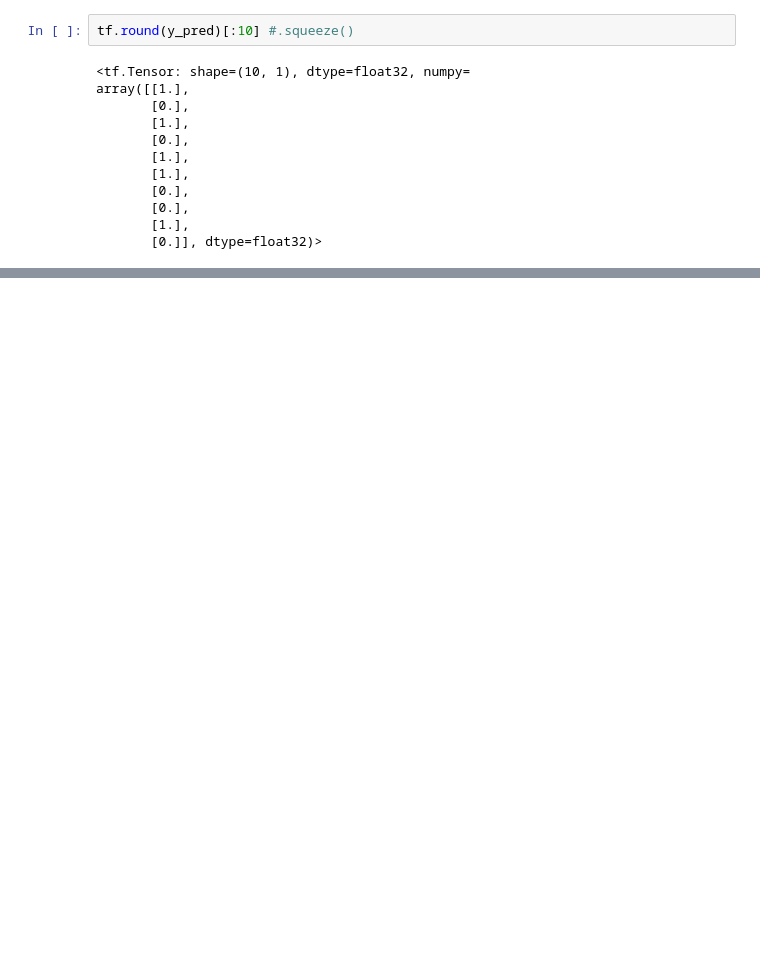
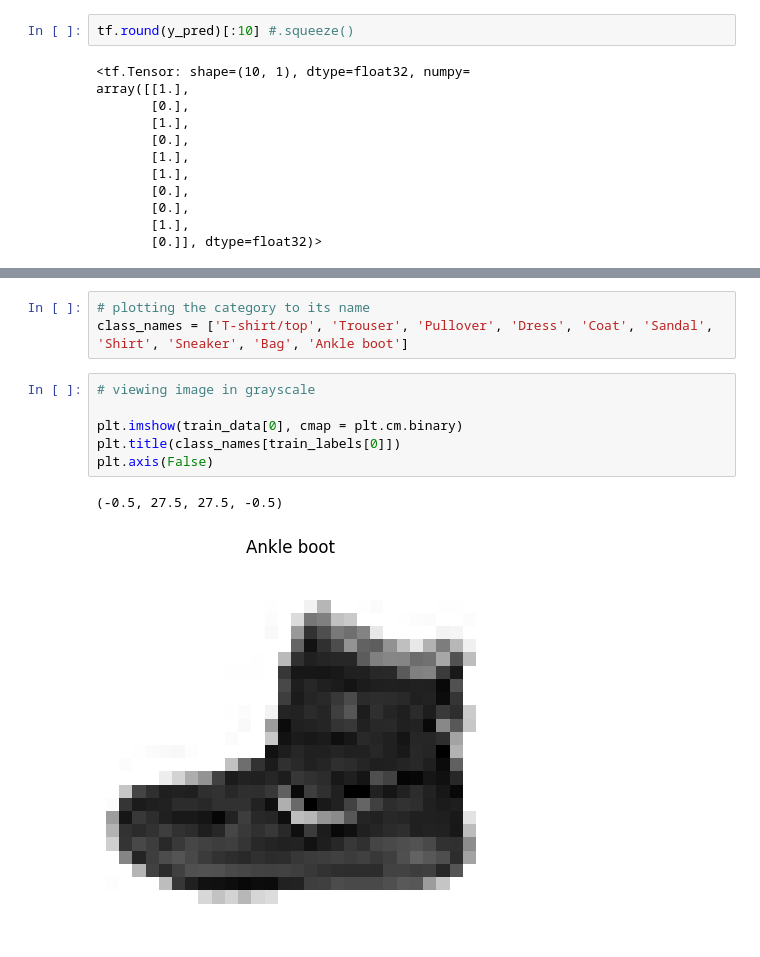
Before and after one commit to divyalaldinani/Deep-Learning-in-TensorFlow, a Jupyter notebook: 03_classification_using_NN_in_tensorflow.ipynb, the cells around one changed output, grey strips where cells are left out. Saved outputs shown, nothing was run; the diff lists cells and outputs as text; blank space fills up the shorter version.

```diff
--- a/03_classification_using_NN_in_tensorflow.ipynb
+++ b/03_classification_using_NN_in_tensorflow.ipynb
@@ -591,0 +663,12 @@ plt.show()
+# %%
+# plotting the category to its name
+class_names = ['T-shirt/top', 'Trouser', 'Pullover', 'Dress', 'Coat', 'Sandal', 'Shirt', 'Sneaker', 'Bag', 'Ankle boot']
+# %%
+# viewing image in grayscale
+
+plt.imshow(train_data[0], cmap = plt.cm.binary)
+plt.title(class_names[train_labels[0]])
+plt.axis(False)
+# %% [output]
+(-0.5, 27.5, 27.5, -0.5)
+[figure, added]
```
Also changed, not shown: parts of 45 cells of this notebook.
